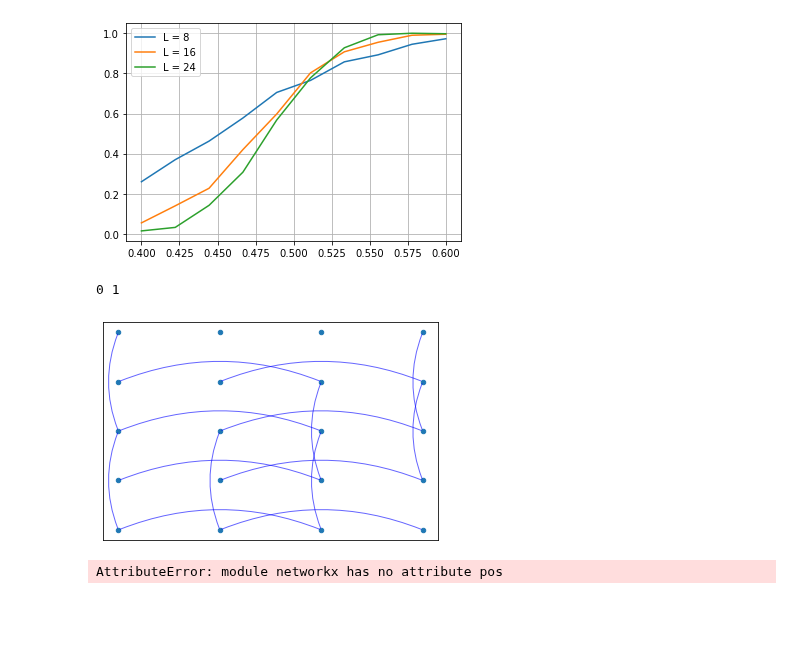
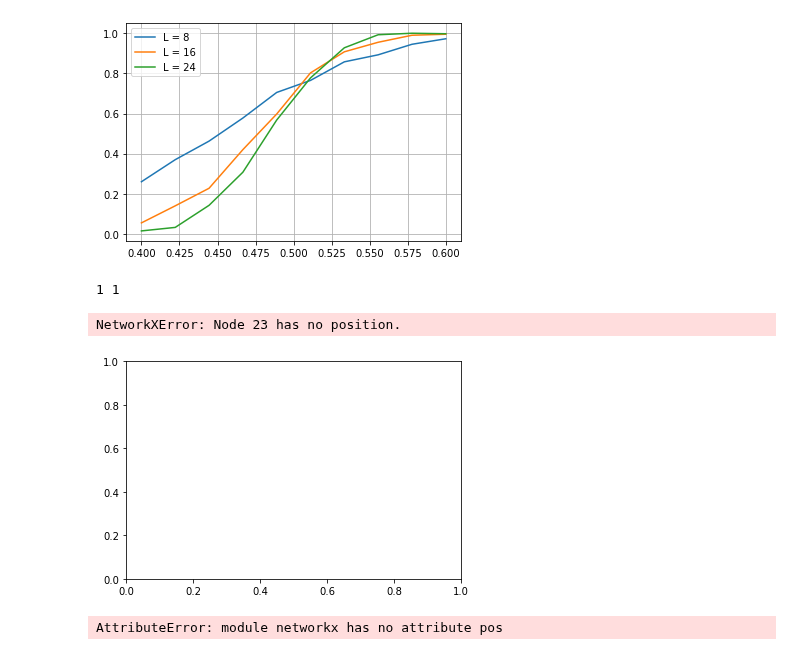
Before and after one commit to hassan-shap/quantum-emitter, a Jupyter notebook: percolation.ipynb, the cells around one changed output. Cells and saved outputs as stored; diff of their text form; code cells hidden in the pictures; blank space fills up the shorter version.

```diff
--- a/percolation.ipynb
+++ b/percolation.ipynb
@@ -177,10 +178,10 @@ loss_inds_nn = np.argwhere(error_loss_nn < prob_l_nn)[:,0]
 remain_inds_nn = np.argwhere(error_loss_nn >= prob_l_nn)[:,0]
 
 Gy = nx.Graph()
+Gx = nx.Graph()
 for i in np.arange(r1*(r2+1)):
     Gy.add_node(i, pos = (i%r1, int(i/r1)))
-Gx = nx.Graph()
-Gx.add_nodes_from(np.arange((r1+1)*r2))
+    Gx.add_node(i, pos = (i%r1, int(i/r1)))
 
 for i2 in range(r2):
     for i1 in range(r1):
@@ -204,7 +205,6 @@ for i2 in range(r2):
         if 2*ind1+1 in loss_inds_nn and i2< r1-1:
             Gy.add_edge(ind1,ind1+2*r1)
 
-
         # cylinder along x
         ind2 = ((i2+1)%r2)*r1 + i1
         i2_g = ((i2+1)%r2)*(r1+1) + i1
@@ -213,15 +213,18 @@ for i2 in range(r2):
             Gx.add_edge(i1_g,i2_g)
             if i1 == 0 :
                 Gx.add_edge(i1_g+r1,i2_g+r1)
-                # else:
-                #     Gx.add_edge(i2+r1*r2,r1*r2)
+        if 2*ind1 in loss_inds:
+            Gx.add_edge(i1_g,i1_g+1)
 
-        if 2*ind1 in loss_inds:
-            # if i1+1 < r1 :
-            Gx.add_edge(i1_g,i1_g+1)
-            # else:
-            #     Gx.add_edge(ind1,i2+r1*r2)
-
+        ind2 = ((i2+2)%r2)*r1 + i1
+        i2_g = ((i2+2)%r2)*(r1+1) + i1
+        i1_g = i2*(r1+1)+ i1
+        if 2*ind1+1 in loss_inds_nn:
+            Gx.add_edge(i1_g,i2_g)
+            if i1 == 0 :
+                Gx.add_edge(i1_g+2*r1,i2_g+2*r1)
+        if 2*ind1 in loss_inds_nn:
+            Gx.add_edge(i1_g,i1_g+2)
 
 first_row = np.arange(r1)
 last_row = np.arange(r2*r1,(r2+1)*r1)
@@ -265,50 +268,51 @@ print(path_x,path_y)
 #     y2 = int(p2/r1)
 #     if x2-x1 ==0 or np.abs(x2-x1)< r1-1:
 #         plt.plot([x1,x2],[y1,y2],"r--")
 #     else:
 #         plt.plot([r1-1,r1],[y1,y2],"r--")
 
 # for e in Gx.edges():
 #     p1, p2 = e
 #     x1 = p1 % (r1+1)
 #     y1 = int(p1/(r1+1))
 #     x2 = p2 % (r1+1)
 #     y2 = int(p2/(r1+1))
 #     if y2-y1 ==0 or np.abs(y2-y1)< r2-1:
 #         plt.plot([x1,x2],[y1,y2],"r--")
 #     else:
 #         plt.plot([x1,x2],[r2-1,r2],"r--")
 
 ax=plt.gca()
-pos = nx.get_node_attributes(Gy,'pos')  # positions for all nodes
-nx.draw_networkx_nodes(Gy, nx.get_node_attributes(Gy,'pos'), node_size=20)
+pos = nx.get_node_attributes(Gx,'pos')  # positions for all nodes
+nx.draw_networkx_nodes(Gx, nx.get_node_attributes(Gx,'pos'), node_size=20)
 
-for edge in Gy.edges():
-    source, target = edge
-    rad = 0.2
-    arrowprops=dict(arrowstyle="-",
-                    color='blue',
-                    connectionstyle=f"arc3,rad={rad}",
-                    linestyle= '-',
-                    alpha=0.6)
-    ax.annotate("",
-                xy=pos[source],
-                xytext=pos[target],
-                arrowprops=arrowprops
-               )
+# for edge in Gy.edges():
+#     source, target = edge
+#     rad = 0.2
+#     arrowprops=dict(arrowstyle="-",
+#                     color='blue',
+#                     connectionstyle=f"arc3,rad={rad}",
+#                     linestyle= '-',
+#                     alpha=0.6)
+#     ax.annotate("",
+#                 xy=pos[source],
+#                 xytext=pos[target],
+#                 arrowprops=arrowprops
+#                )
 # nx.draw(Gy, nx.get_node_attributes(Gy,'pos'), with_labels=True, font_weight='bold')
 plt.show()
 
 # plt.xticks(np.arange(0,r1+1.))
 # plt.yticks(np.arange(0,r2+1.))
 # plt.grid()
 # plt.show()
 
 # nx.draw(Gx, with_labels=True, font_weight='bold')
 # plt.show()
 # %% [output]
-0 1
+1 1
+NetworkXError: Node 23 has no position.
-[figure, old version]
+[figure, new version]
 # %%
 Gy.po
 # %% [output]
```
Also changed, not shown: parts of 1 cell of this notebook.
